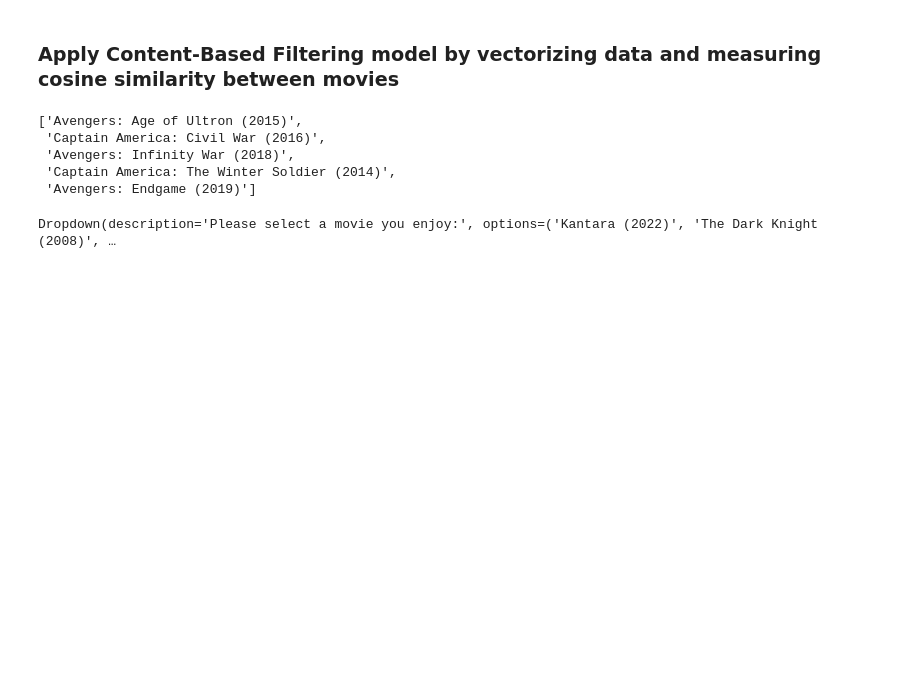
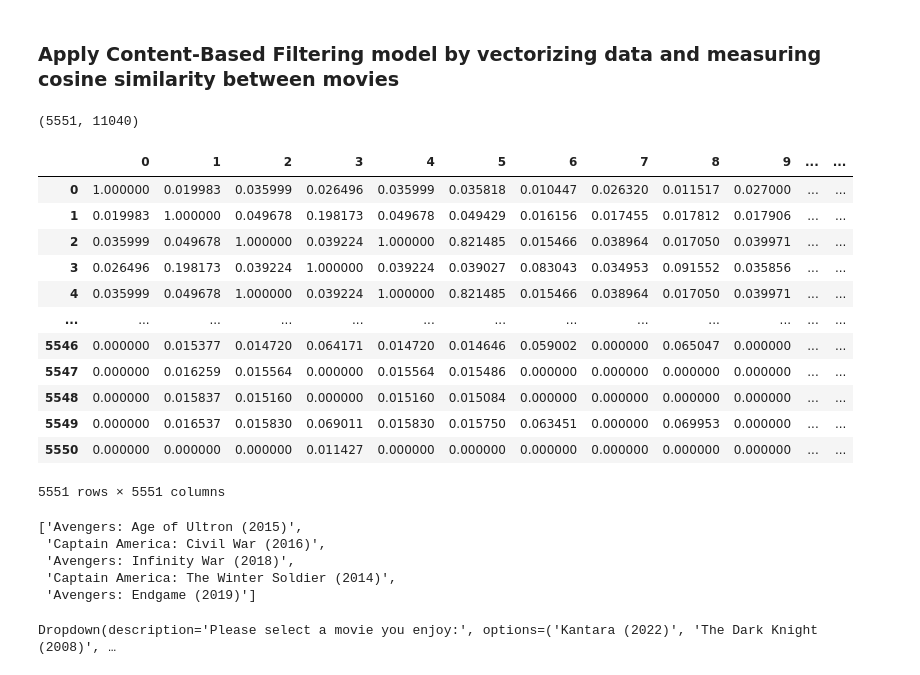
Before and after one commit to SunLongAn/TestMovieRec2, a Jupyter notebook: movie-rec.ipynb, the cells around one changed output. Drawn from its saved outputs; the diff is of its cells as text; code cells hidden in the pictures; blank space fills up the shorter version.

```diff
--- a/movie-rec.ipynb
+++ b/movie-rec.ipynb
@@ -236,6 +275,10 @@ movies.head()
 # vectorize the combined_features column and transform into a matrix
 vec = TfidfVectorizer()
 vec_matrix = vec.fit_transform(movies['combined_features'])
+# %%
+vec_matrix.shape
+# %% [output]
+(5551, 11040)
 # %%
 # |exporti
 
@@ -243,4 +286,22 @@ vec_matrix = vec.fit_transform(movies['combined_features'])
 cs = cosine_similarity(vec_matrix)
+# %%
+# visualizing the cosine_similarity matrix
+cs_dataframe = pd.DataFrame(cosine_similarity(vec_matrix, dense_output = True))
+cs_dataframe
+# %% [output]
+|  | 0 | 1 | 2 | 3 | 4 | 5 | 6 | 7 | 8 | 9 | ... | ... |
+| 0 | 1.000000 | 0.019983 | 0.035999 | 0.026496 | 0.035999 | 0.035818 | 0.010447 | 0.026320 | 0.011517 | 0.027000 | ... | ... |
+| 1 | 0.019983 | 1.000000 | 0.049678 | 0.198173 | 0.049678 | 0.049429 | 0.016156 | 0.017455 | 0.017812 | 0.017906 | ... | ... |
+| 2 | 0.035999 | 0.049678 | 1.000000 | 0.039224 | 1.000000 | 0.821485 | 0.015466 | 0.038964 | 0.017050 | 0.039971 | ... | ... |
+| 3 | 0.026496 | 0.198173 | 0.039224 | 1.000000 | 0.039224 | 0.039027 | 0.083043 | 0.034953 | 0.091552 | 0.035856 | ... | ... |
+| 4 | 0.035999 | 0.049678 | 1.000000 | 0.039224 | 1.000000 | 0.821485 | 0.015466 | 0.038964 | 0.017050 | 0.039971 | ... | ... |
+| ... | ... | ... | ... | ... | ... | ... | ... | ... | ... | ... | ... | ... |
+| 5546 | 0.000000 | 0.015377 | 0.014720 | 0.064171 | 0.014720 | 0.014646 | 0.059002 | 0.000000 | 0.065047 | 0.000000 | ... | ... |
+| 5547 | 0.000000 | 0.016259 | 0.015564 | 0.000000 | 0.015564 | 0.015486 | 0.000000 | 0.000000 | 0.000000 | 0.000000 | ... | ... |
+| 5548 | 0.000000 | 0.015837 | 0.015160 | 0.000000 | 0.015160 | 0.015084 | 0.000000 | 0.000000 | 0.000000 | 0.000000 | ... | ... |
+| 5549 | 0.000000 | 0.016537 | 0.015830 | 0.069011 | 0.015830 | 0.015750 | 0.063451 | 0.000000 | 0.069953 | 0.000000 | ... | ... |
+| 5550 | 0.000000 | 0.000000 | 0.000000 | 0.011427 | 0.000000 | 0.000000 | 0.000000 | 0.000000 | 0.000000 | 0.000000 | ... | ... |
+5551 rows × 5551 columns
 # %%
 # |exporti
 
```
Also changed, not shown: parts of 12 cells of this notebook, 2 other files.
